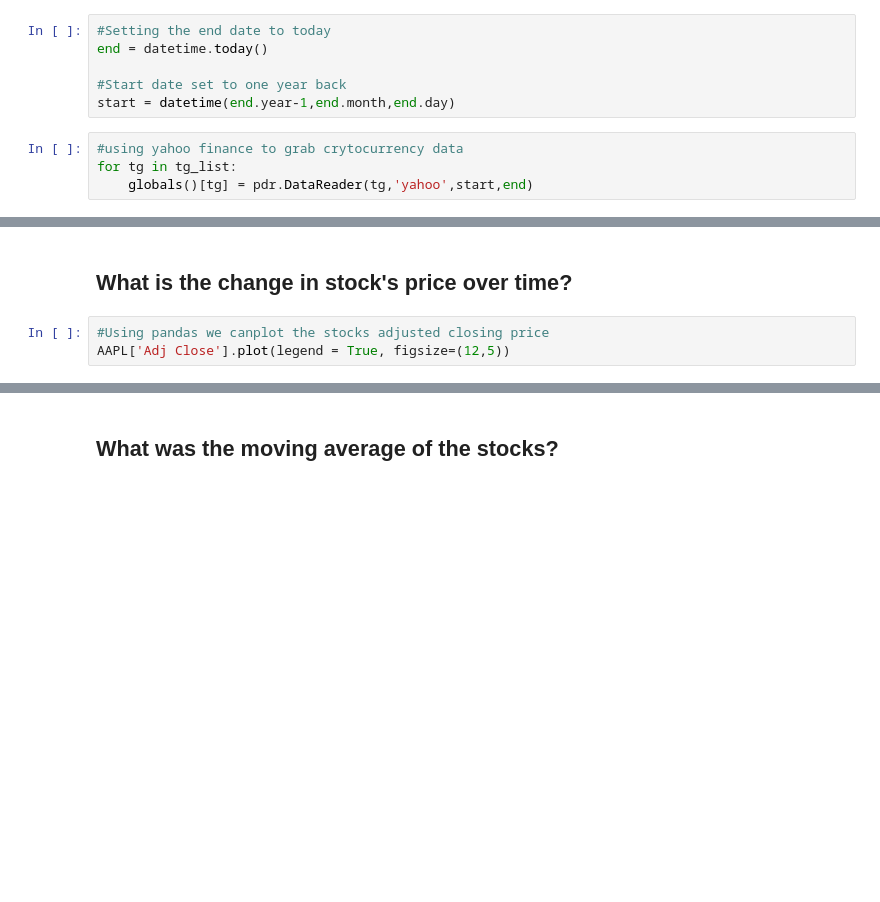
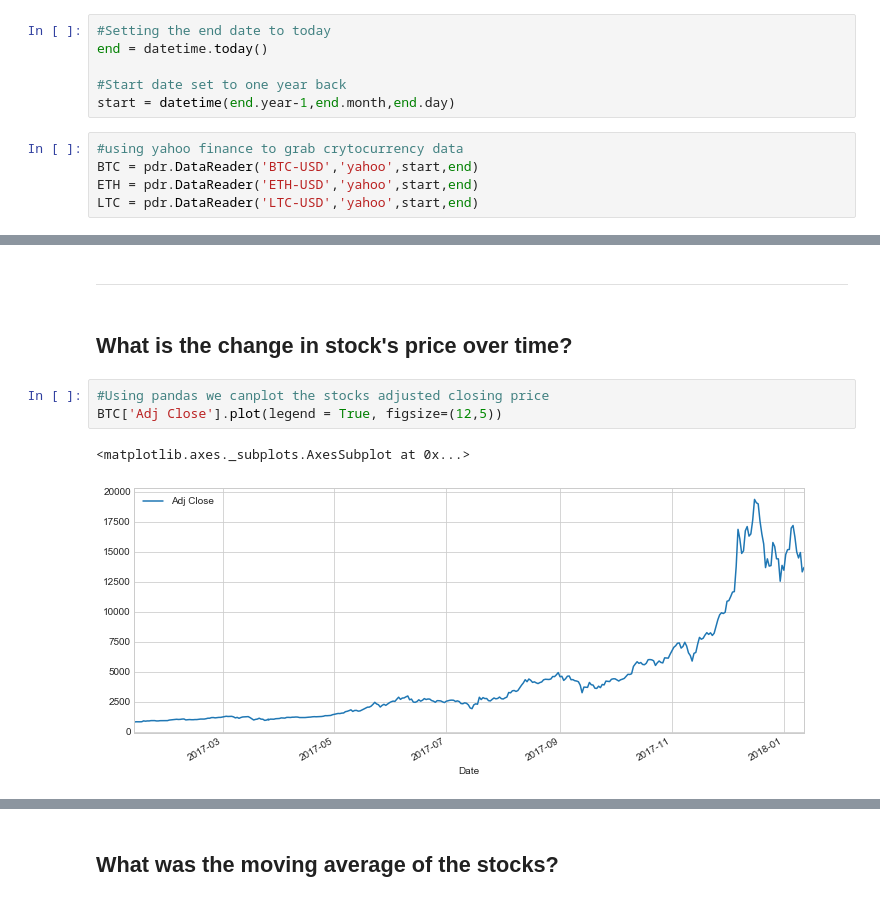
Before and after one commit to melvfnz/data_science_portfolio, a Jupyter notebook: Cryptocurrency Market Analysis.ipynb, the cells around one changed output, grey strips where cells are left out. Cells and saved outputs as stored; diff of their text form; blank space fills up the shorter version.

```diff
--- a/Cryptocurrency Market Analysis.ipynb
+++ b/Cryptocurrency Market Analysis.ipynb
@@ -43,6 +41,7 @@ end = datetime.today()
 start = datetime(end.year-1,end.month,end.day)
 # %%
 #using yahoo finance to grab crytocurrency data
-for tg in tg_list:
-    globals()[tg] = pdr.DataReader(tg,'yahoo',start,end)
+BTC = pdr.DataReader('BTC-USD','yahoo',start,end)
+ETH = pdr.DataReader('ETH-USD','yahoo',start,end)
+LTC = pdr.DataReader('LTC-USD','yahoo',start,end)
 # %%
@@ -56,7 +85,12 @@ AAPL.info()
+# %% [markdown]
+***
 # %% [markdown]
 ## What is the change in stock's price over time?
 # %%
 #Using pandas we canplot the stocks adjusted closing price
-AAPL['Adj Close'].plot(legend = True, figsize=(12,5))
+BTC['Adj Close'].plot(legend = True, figsize=(12,5))
+# %% [output]
+<matplotlib.axes._subplots.AxesSubplot at 0x...>
+[figure, added]
 # %%
 #Using pandas once more to plot the total volume being traded over time
```
Also changed, not shown: parts of 30 cells of this notebook.
